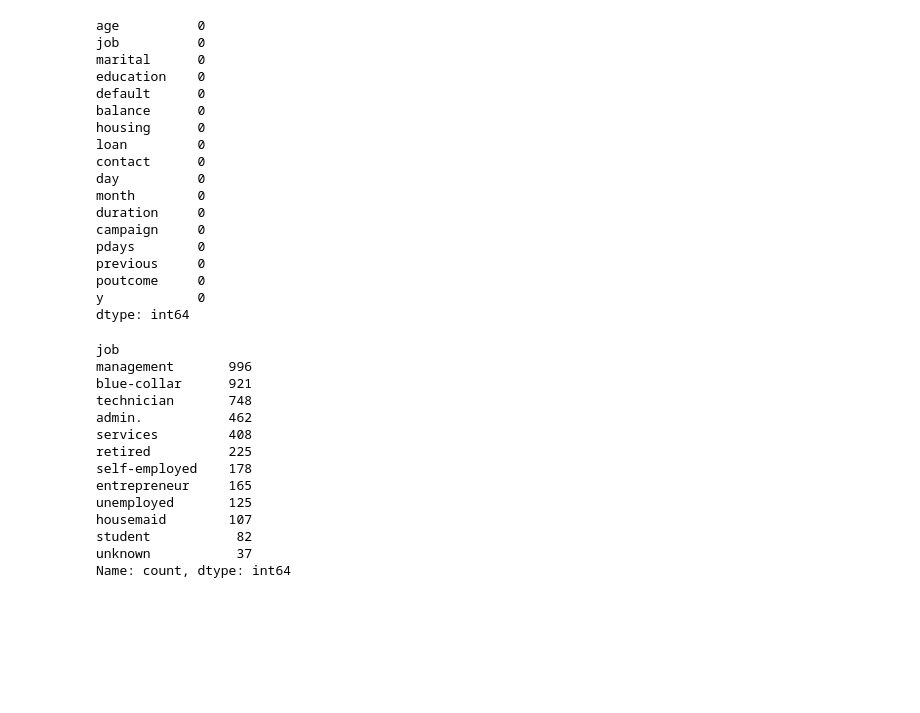
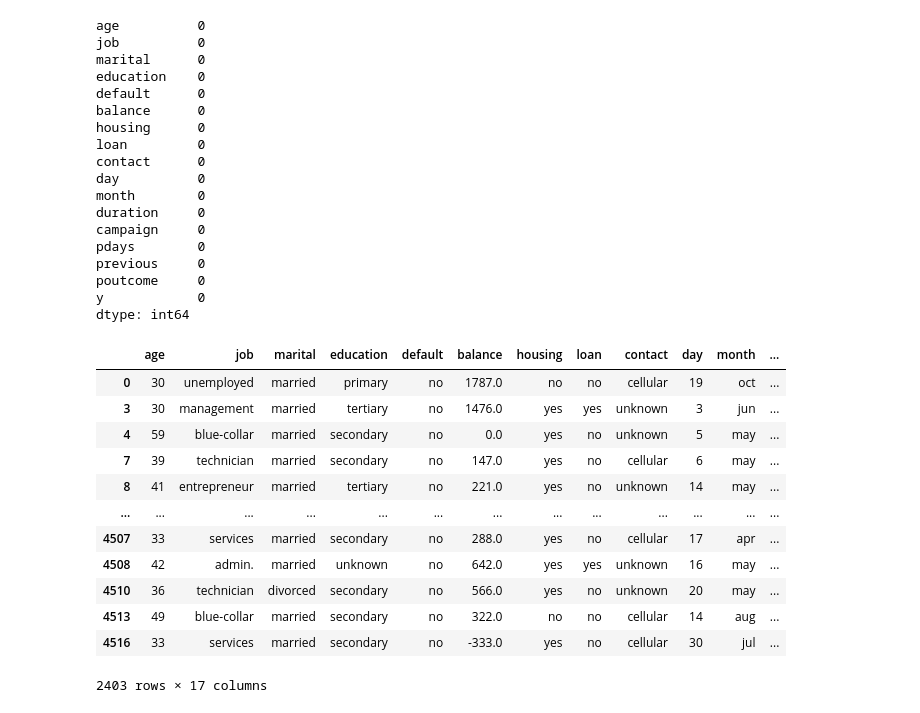
Before and after one commit to adeineko/bank-term-deposit-prediction, a Jupyter notebook: dataCleaning/data_preprocessing.ipynb, the cells around one changed output. Saved outputs shown, nothing was run; the diff lists cells and outputs as text; code cells hidden in the pictures; blank space fills up the shorter version.

```diff
--- a/dataCleaning/data_preprocessing.ipynb
+++ b/dataCleaning/data_preprocessing.ipynb
@@ -154,21 +218,20 @@ poutcome     0
 y            0
 dtype: int64
 # %%
-df_with_missing['job'].value_counts()
+df_cleaned = remove_outliers_for_columns(df_with_missing);df_cleaned
 # %% [output]
+|  | age | job | marital | education | default | balance | housing | loan | contact | day | month | ... |
+| 0 | 30 | unemployed | married | primary | no | 1787.0 | no | no | cellular | 19 | oct | ... |
+| 3 | 30 | management | married | tertiary | no | 1476.0 | yes | yes | unknown | 3 | jun | ... |
+| 4 | 59 | blue-collar | married | secondary | no | 0.0 | yes | no | unknown | 5 | may | ... |
+| 7 | 39 | technician | married | secondary | no | 147.0 | yes | no | cellular | 6 | may | ... |
+| 8 | 41 | entrepreneur | married | tertiary | no | 221.0 | yes | no | unknown | 14 | may | ... |
+| ... | ... | ... | ... | ... | ... | ... | ... | ... | ... | ... | ... | ... |
+| 4507 | 33 | services | married | secondary | no | 288.0 | yes | no | cellular | 17 | apr | ... |
+| 4508 | 42 | admin. | married | unknown | no | 642.0 | yes | yes | unknown | 16 | may | ... |
+| 4510 | 36 | technician | divorced | secondary | no | 566.0 | yes | no | unknown | 20 | may | ... |
+| 4513 | 49 | blue-collar | married | secondary | no | 322.0 | no | no | cellular | 14 | aug | ... |
+| 4516 | 33 | services | married | secondary | no | -333.0 | yes | no | cellular | 30 | jul | ... |
-job
-management       996
-blue-collar      921
-technician       748
-admin.           462
-services         408
-retired          225
-self-employed    178
-entrepreneur     165
-unemployed       125
-housemaid        107
-student           82
-unknown           37
-Name: count, dtype: int64
+2403 rows × 17 columns
 # %%
 # Create a 4x2 grid of subplots
```
Also changed, not shown: parts of 6 cells of this notebook, 1 other file.
